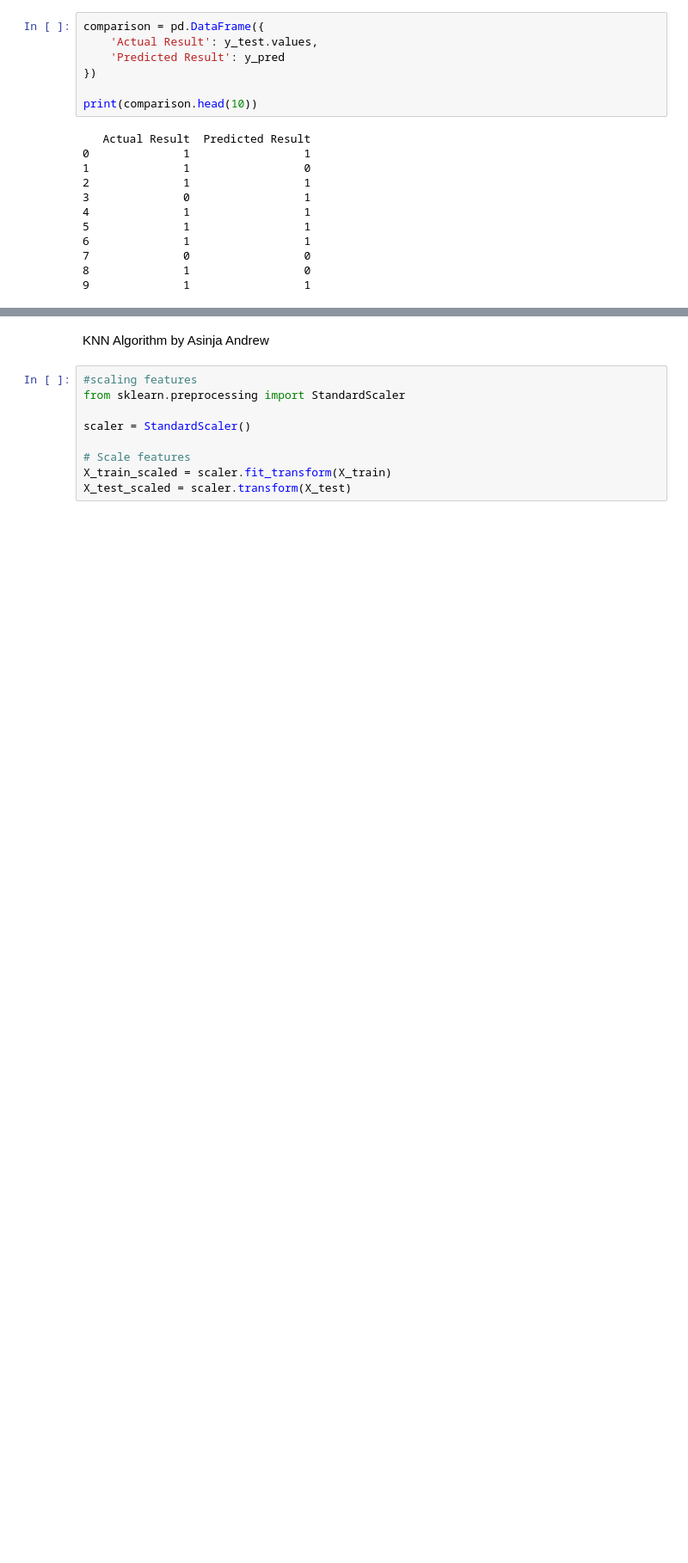
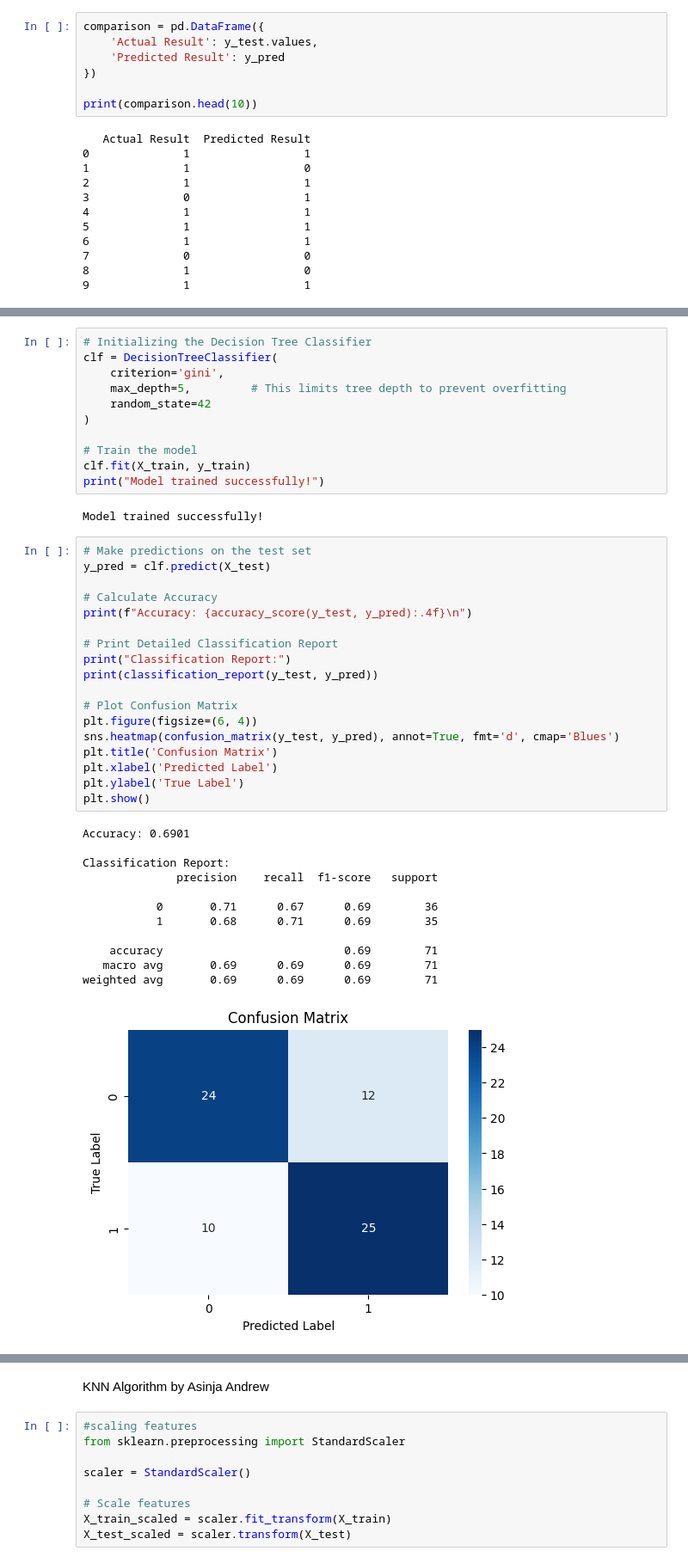
Before and after one commit to FrankFayz/ML_PROJECT, a Jupyter notebook: HIV.ipynb, the cells around one changed output, grey strips where cells are left out. Shown at 86% size. Saved outputs shown, nothing was run; the diff lists cells and outputs as text; blank space fills up the shorter version.

Commit message:
Decision Tree Classifier Algorithm

```diff
--- a/HIV.ipynb
+++ b/HIV.ipynb
@@ -651,0 +657,44 @@ print(comparison.head(10))
+# %%
+# Initializing the Decision Tree Classifier
+clf = DecisionTreeClassifier(
+    criterion='gini',
+    max_depth=5,         # This limits tree depth to prevent overfitting
+    random_state=42
+)
+
+# Train the model
+clf.fit(X_train, y_train)
+print("Model trained successfully!")
+# %% [output]
+Model trained successfully!
+# %%
+# Make predictions on the test set
+y_pred = clf.predict(X_test)
+
+# Calculate Accuracy
+print(f"Accuracy: {accuracy_score(y_test, y_pred):.4f}\n")
+
+# Print Detailed Classification Report
+print("Classification Report:")
+print(classification_report(y_test, y_pred))
+
+# Plot Confusion Matrix
+plt.figure(figsize=(6, 4))
+sns.heatmap(confusion_matrix(y_test, y_pred), annot=True, fmt='d', cmap='Blues')
+plt.title('Confusion Matrix')
+plt.xlabel('Predicted Label')
+plt.ylabel('True Label')
+plt.show()
+# %% [output]
+Accuracy: 0.6901
+
+Classification Report:
+              precision    recall  f1-score   support
+
+           0       0.71      0.67      0.69        36
+           1       0.68      0.71      0.69        35
+
+    accuracy                           0.69        71
+   macro avg       0.69      0.69      0.69        71
+weighted avg       0.69      0.69      0.69        71
+[figure, added]
```
Also changed, not shown: parts of 7 cells of this notebook.
